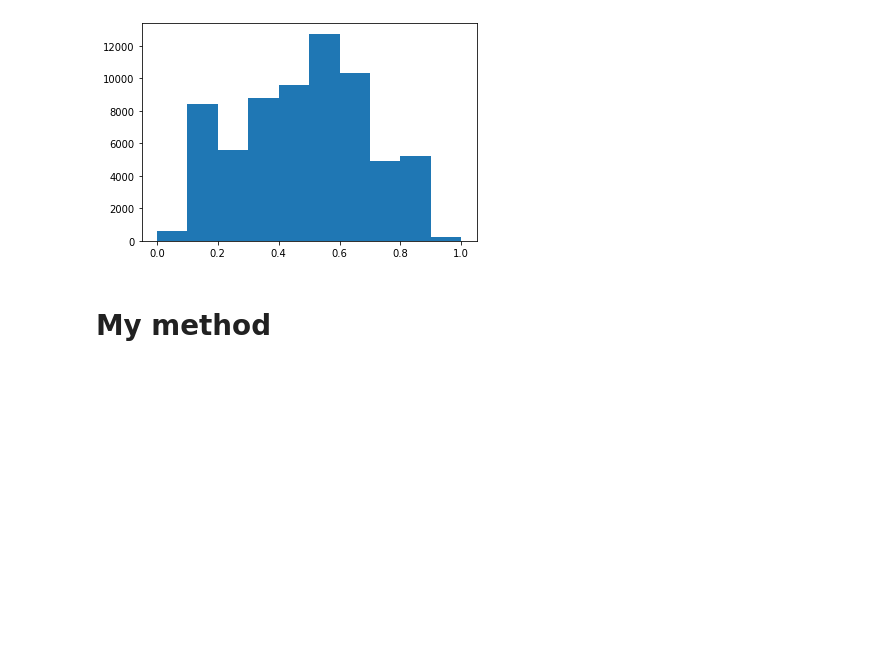
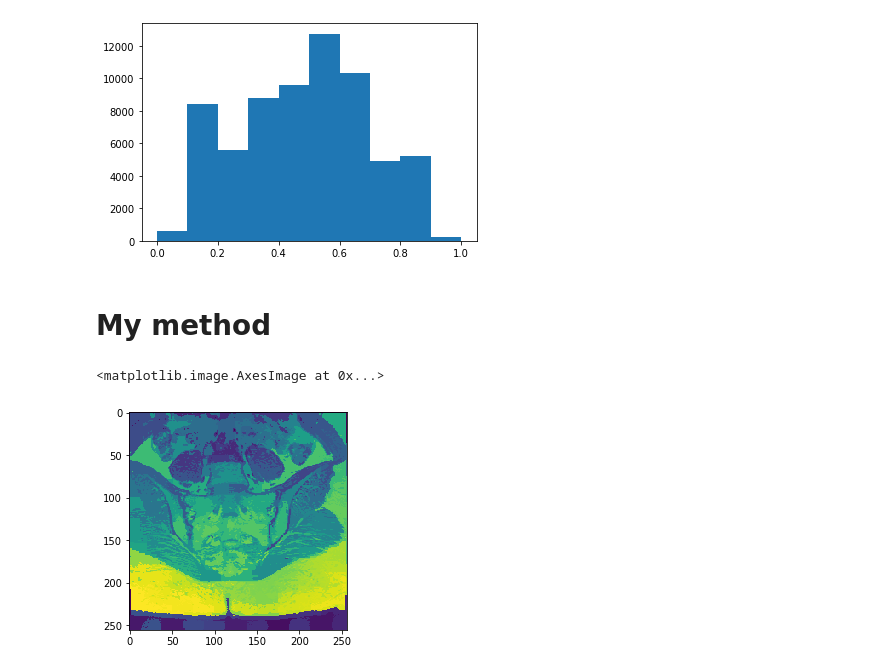
Before and after one commit to TheodoreAouad/superpixels, a Jupyter notebook: Notebooks/apply_slic.ipynb, the cells around one changed output. Saved outputs shown, nothing was run; the diff lists cells and outputs as text; code cells hidden in the pictures; blank space fills up the shorter version.

```diff
--- a/Notebooks/apply_slic.ipynb
+++ b/Notebooks/apply_slic.ipynb
@@ -88,3 +91,12 @@ plt.hist(img[img==img])
 im2 = model.infer_superpixel_img()
 # %% [markdown]
 # My method
+# %%
+reload_modules()
+sp1 = sp.SuperpixelImage(img, mask=mask)
+# %%
+pix_lab = sp1.array_label
+plt.imshow(pix_lab)
+# %% [output]
+<matplotlib.image.AxesImage at 0x...>
+[figure, added]
```
Also changed, not shown: parts of 6 cells of this notebook, 2 other files.
